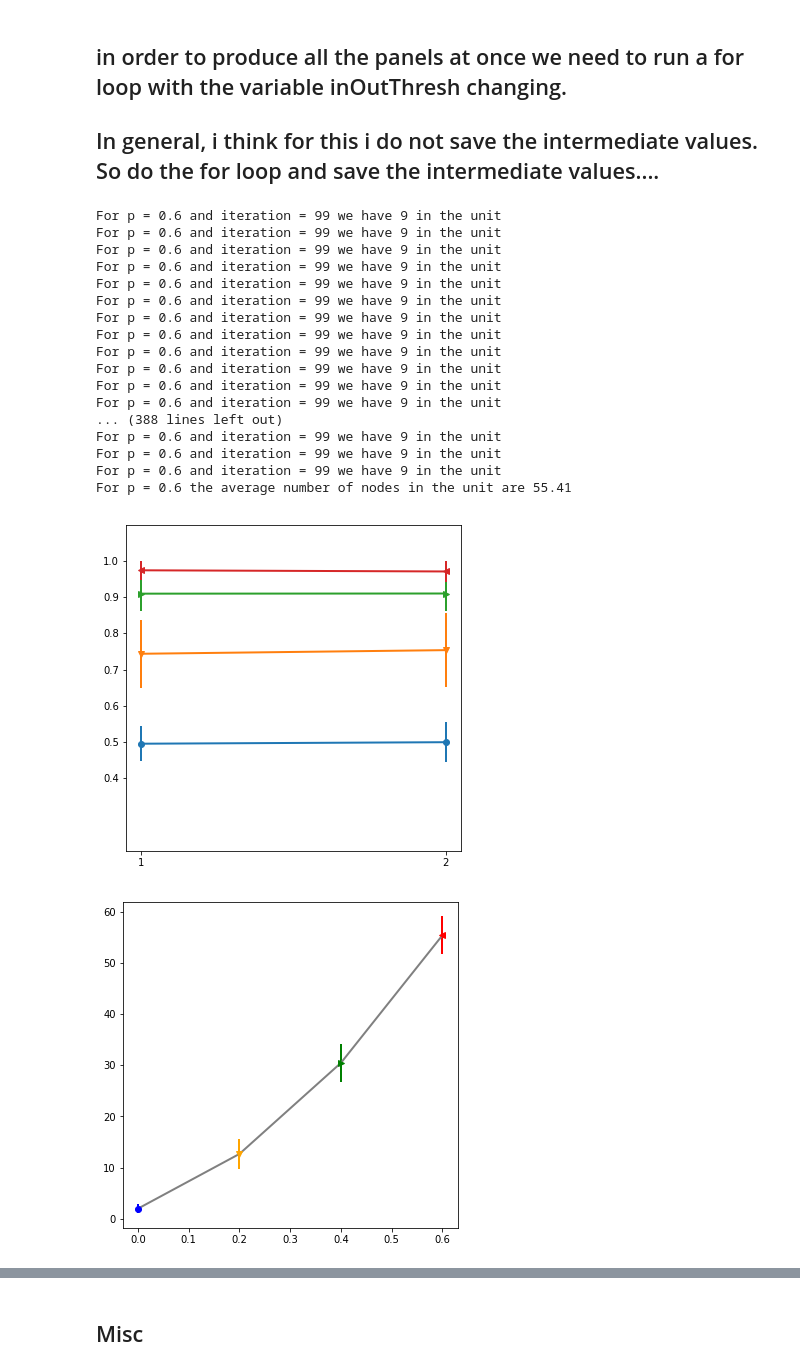
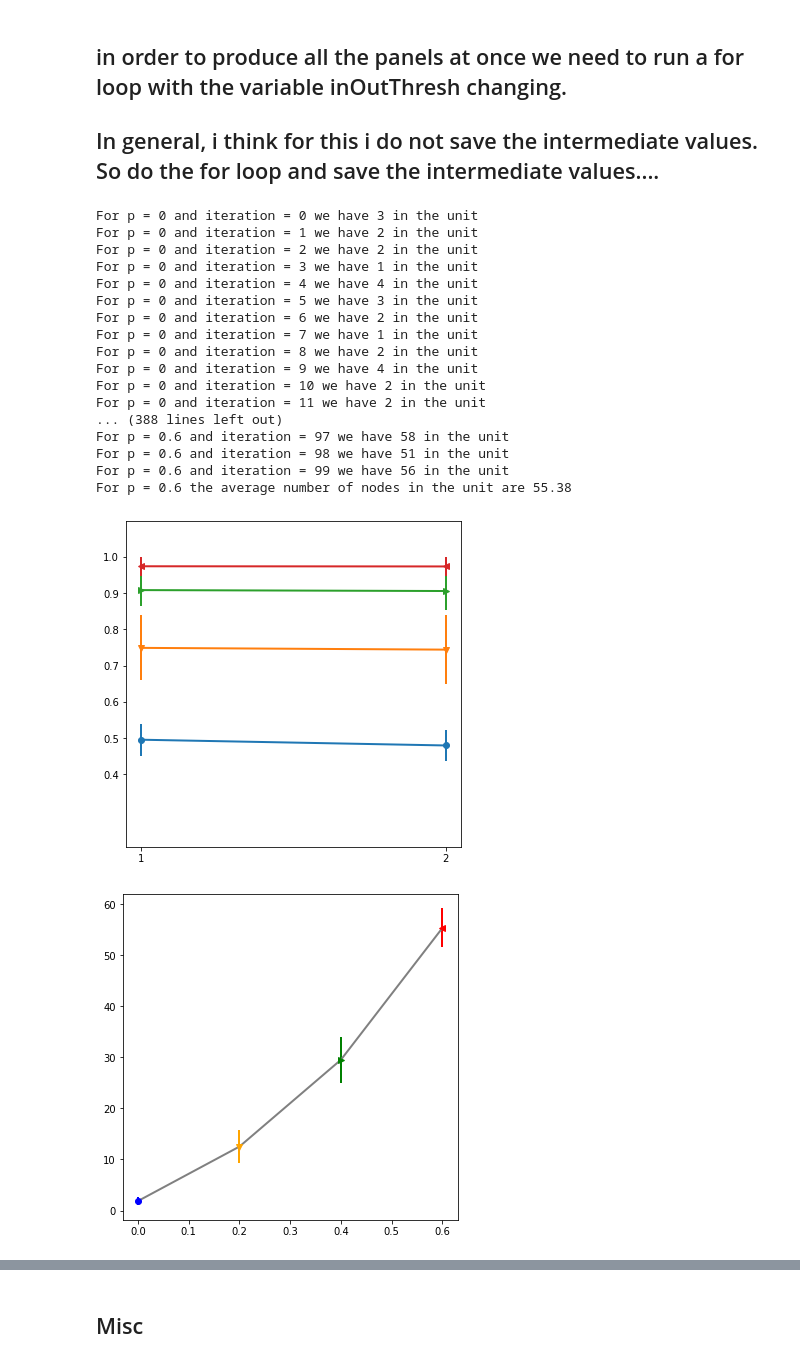
Before and after one commit to rentzi/directedGraphRewiring, a Jupyter notebook: notebooks/Figure 5.ipynb, the cells around one changed output, grey strips where cells are left out. Saved outputs shown, nothing was run; the diff lists cells and outputs as text; code cells hidden in the pictures.

Commit message:
Add checkpoint for figure 5 - to fix

```diff
--- a/notebooks/Figure 5.ipynb
+++ b/notebooks/Figure 5.ipynb
@@ -162,7 +162,7 @@ def getDigraphPathMetricsInOutConvDivUnit(Ax,inOutThresh):
 
     return indNodesUnit,indNodesOut,numPathsIn,numPathsOut,numNonPathsIn,numNonPathsOut,distPathsIn,distPathsOut,In,Out
 # %%
-directory_load = 'data/'
+directory_load = 'data/01_raw/'
 
 flag = '_cons_adv_50_'
 
@@ -208,7 +208,7 @@ for p in pR:
         numConnectIn[p][rep]= len(np.where(In>0)[0])
         numNoConnectIn[p][rep]= (len(In) - len(np.where(In>0)[0]))
 
-        #tts = 'For p = '+str(p)+' and iteration = '+str(rep)+' we have '+str(len(indNodesUnit))+' in the unit'
+        tts = 'For p = '+str(p)+' and iteration = '+str(rep)+' we have '+str(len(indNodesUnit))+' in the unit'
         print(tts)
         nodesAverage[p][rep]= len(indNodesUnit)
 
@@ -220,23 +220,23 @@ for p in pR:
     percentIn[p] = numConnectIn[p]/(numConnectIn[p]+numNoConnectIn[p])
     percentOut[p] = numConnectOut[p]/(numConnectOut[p]+numNoConnectOut[p])
 # %% [output]
-For p = 0.6 and iteration = 99 we have 9 in the unit
-For p = 0.6 and iteration = 99 we have 9 in the unit
-For p = 0.6 and iteration = 99 we have 9 in the unit
-For p = 0.6 and iteration = 99 we have 9 in the unit
-For p = 0.6 and iteration = 99 we have 9 in the unit
-For p = 0.6 and iteration = 99 we have 9 in the unit
-For p = 0.6 and iteration = 99 we have 9 in the unit
-For p = 0.6 and iteration = 99 we have 9 in the unit
-For p = 0.6 and iteration = 99 we have 9 in the unit
-For p = 0.6 and iteration = 99 we have 9 in the unit
-For p = 0.6 and iteration = 99 we have 9 in the unit
-For p = 0.6 and iteration = 99 we have 9 in the unit
+For p = 0 and iteration = 0 we have 3 in the unit
+For p = 0 and iteration = 1 we have 2 in the unit
+For p = 0 and iteration = 2 we have 2 in the unit
+For p = 0 and iteration = 3 we have 1 in the unit
+For p = 0 and iteration = 4 we have 4 in the unit
+For p = 0 and iteration = 5 we have 3 in the unit
+For p = 0 and iteration = 6 we have 2 in the unit
+For p = 0 and iteration = 7 we have 1 in the unit
+For p = 0 and iteration = 8 we have 2 in the unit
+For p = 0 and iteration = 9 we have 4 in the unit
+For p = 0 and iteration = 10 we have 2 in the unit
+For p = 0 and iteration = 11 we have 2 in the unit
 ... (388 lines left out)
-For p = 0.6 and iteration = 99 we have 9 in the unit
-For p = 0.6 and iteration = 99 we have 9 in the unit
-For p = 0.6 and iteration = 99 we have 9 in the unit
-For p = 0.6 the average number of nodes in the unit are 55.41
+For p = 0.6 and iteration = 97 we have 58 in the unit
+For p = 0.6 and iteration = 98 we have 51 in the unit
+For p = 0.6 and iteration = 99 we have 56 in the unit
+For p = 0.6 the average number of nodes in the unit are 55.38
 # %%
 plt.rcParams['figure.figsize'] = [6, 6]
 
@@ -261,32 +261,32 @@ filePathPlot = 'data/convdiv/percentInOutThresh'+str(inOutThresh)+'.eps'
 
 #plt.savefig(filePathPlot, format='eps', dpi=1200)
 # %% [output]
-[figure, old version]
+[figure, new version]
 # %%
 
 
 nodesMean = np.zeros((len(nodesAverage),1))
 nodesStd = np.zeros((len(nodesAverage),1))
 markers = ['o','v','>','<','8','s']
 colors = ['blue','orange','green','red']
 for ind,p in enumerate(pR):
     nodesMean[ind] = np.mean(nodesAverage[p])
     nodesStd[ind] = np.std(nodesAverage[p])
 
 
 
 
 plt.errorbar(pR,nodesMean,color='grey',linewidth=2)
 
 for ind in np.arange(len(nodesMean)):
     plt.errorbar(pR[ind],nodesMean[ind],nodesStd[ind],marker= markers[ind],color=colors[ind],linewidth=2)
 
 
-filePathPlot = 'data/convdiv/NumNodesInUnit'+str(inOutThresh)+'.eps'
+filePathPlot = 'data/03_figures/convdiv/NumNodesInUnit'+str(inOutThresh)+'.eps'
 
 plt.savefig(filePathPlot, format='eps', dpi=1200)
 # %% [output]
-[figure, old version]
+[figure, new version]
 # %%
 nodesAverageAll = np.zeros((len(nodesAverage),1))
 for ind,p in enumerate(pR):
```
Also changed, not shown: parts of 4 cells of this notebook, 6 other files.
